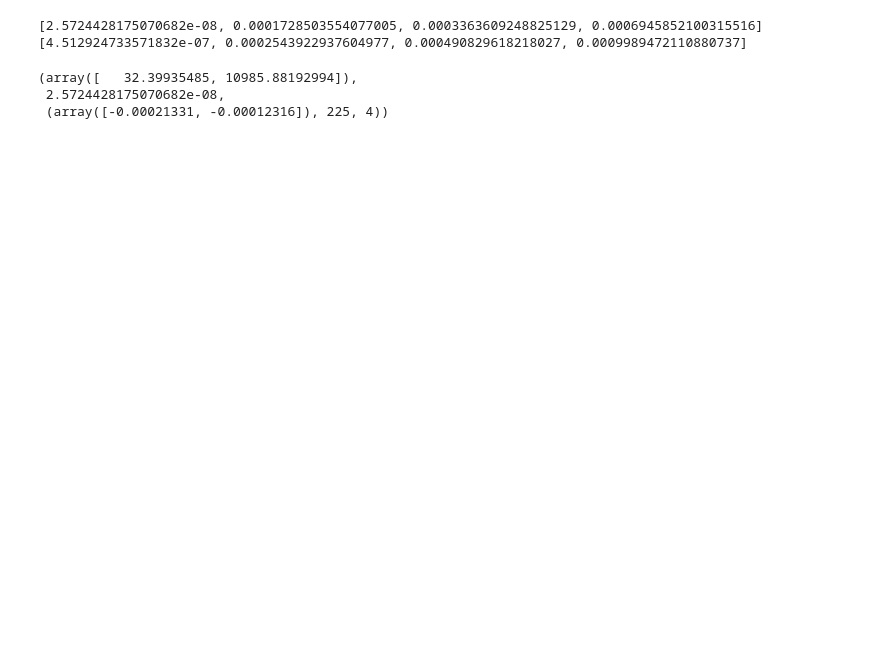
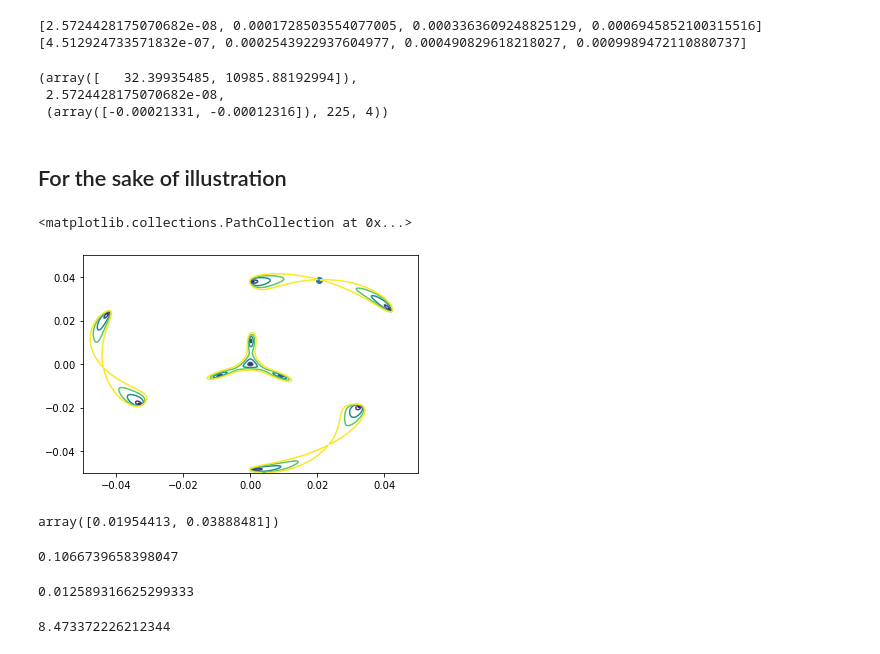
Before and after one commit to aravindhshankar/KondoVHS, a Jupyter notebook: KDEplotter.ipynb, the cells around one changed output. Saved outputs shown, nothing was run; the diff lists cells and outputs as text; code cells hidden in the pictures; blank space fills up the shorter version.

```diff
--- a/KDEplotter.ipynb
+++ b/KDEplotter.ipynb
@@ -61,3 +63,35 @@ ret_alpha_beta_Ev(1.05, xGuess = [0.001,0.001])
 (array([   32.39935485, 10985.88192994]),
  2.5724428175070682e-08,
  (array([-0.00021331, -0.00012316]), 225, 4))
+# %% [markdown]
+## For the sake of illustration
+# %%
+theta = 1.15
+X,Y,Z = data_for_contours(theta)
+#plt.contour(X,Y,Z, levels = 50)
+sad = ret_alpha_beta_Ev(theta)
+Ev = sad[1]
+Eset = Ev * np.array([1e-4, 0.01,0.05,0.1,0.2,0.5,0.75,1])
+plt.contour(X,Y,Z, levels = Eset)
+plt.scatter(sad[2][0][0],sad[2][0][1])
+# %% [output]
+<matplotlib.collections.PathCollection at 0x...>
+[figure, added]
+# %%
+sad[2][0]
+# %% [output]
+array([0.01954413, 0.03888481])
+# %%
+alpha,beta = ret_alpha_beta_Ev(theta)[0]
+print(1/np.sqrt(-1*alpha*beta))
+# %% [output]
+0.1066739658398047
+# %%
+alphanew,betanew = ret_alpha_beta_Ev(theta, xGuess = (0.001,0.001))[0]
+print(1/np.sqrt(-1*alphanew*betanew))
+# %% [output]
+0.012589316625299333
+# %%
+(1/np.sqrt(-1*alpha*beta)) / (1/np.sqrt(-1*alphanew*betanew))
+# %% [output]
+8.473372226212344
```
Also changed, not shown: parts of 2 cells of this notebook, 12 other files.
